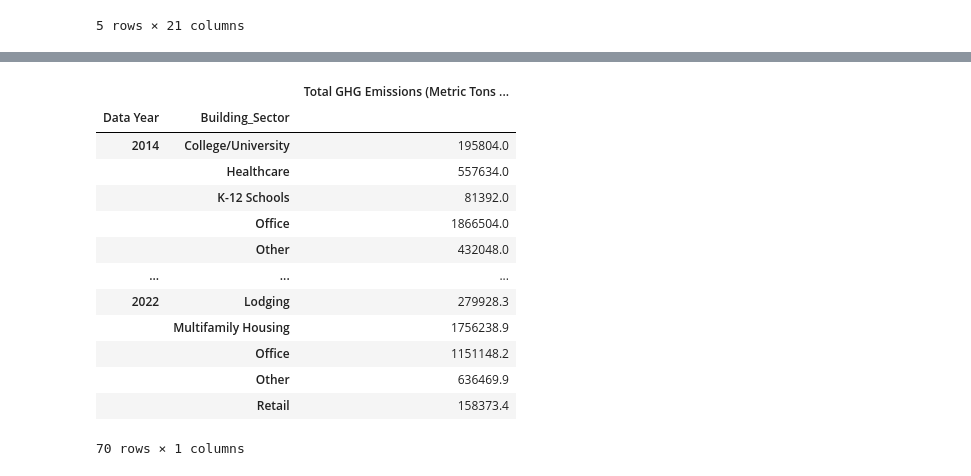
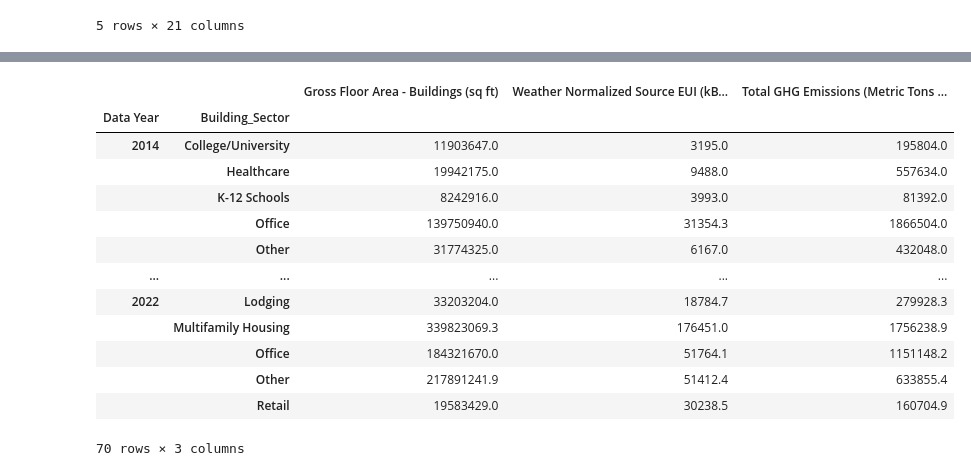
Before and after one commit to BlufferMK/Nexus-Navigators, a Jupyter notebook: import_transform.ipynb, the cells around one changed output, grey strips where cells are left out. Saved outputs shown, nothing was run; the diff lists cells and outputs as text; code cells hidden in the pictures.

```diff
--- a/import_transform.ipynb
+++ b/import_transform.ipynb
@@ -82,12 +84,12 @@ Name: count, dtype: int64
 office = ["Bank Branch", "Financial Office", "Office"]
 multifamily_housing = ["Multifamily Housing"]
 schools = ["K-12 School"]
-healthcare = ["Ambulatory Surgical Center",  "Outpatient Rehabilitation/Physical Therapy", "Urgent Care", "Clinic",
-              "Other Outpatient", "Hospital (General Medical & Surgical)", "Medical Office", "Other - Specialty Hospital"]
+healthcare = ["Ambulatory Surgical Center",  "Outpatient Rehabilitation/Physical Therapy", "Urgent Care/Clinic/Other Outpatient",
+              "Hospital (General Medical & Surgical)", "Medical Office", "Other - Specialty Hospital"]
 college_university = ["College/University"]
 lodging = ["Hotel", "Residential Care Facility", "Senior Care Community", "Residence Hall/Dormitory",
            "Other - Lodging/Residential"]
-retail = ["Automobile Dealership", "Enclosed Mall", "Other - Mall", "Lifestyle Center", "Strip Mall", "Retail Store",
+retail = ["Automobile Dealership", "Vehicle Dealership", "Enclosed Mall", "Other - Mall", "Lifestyle Center", "Strip Mall", "Retail Store",
           "Supermarket/Grocery Store", "Wholesale Club/Supercenter", "Other - Services", "Repair Services"]
 # %%
 # Create an empty list to put the building sector results in
@@ -214,20 +292,23 @@ count_by_year_type = pd.DataFrame(grouped_by_year_type[["Chicago Energy Rating",
                                                "Weather Normalized Source EUI (kBtu/sq ft)", "Total GHG Emissions (Metric Tons CO2e)",
                                                "GHG Intensity (kg CO2e/sq ft)"]].count())
 # %%
-sum_by_year_type = pd.DataFrame(grouped_by_year_type[["Total GHG Emissions (Metric Tons CO2e)"]].sum())
+sum_by_year_type = pd.DataFrame(grouped_by_year_type[["Gross Floor Area - Buildings (sq ft)", "Weather Normalized Source EUI (kBtu/sq ft)",
+                                            "Total GHG Emissions (Metric Tons CO2e)"]].sum())
+sum_by_year_type.to_csv("GHGsum.csv")
+sum_by_year_type.to_json("sums.json")
 sum_by_year_type
 # %% [output]
-|  |  | Total GHG Emissions (Metric Tons ... |
-| Data Year | Building_Sector |  |
-| 2014 | College/University | 195804.0 |
-|  | Healthcare | 557634.0 |
-|  | K-12 Schools | 81392.0 |
-|  | Office | 1866504.0 |
-|  | Other | 432048.0 |
-| ... | ... | ... |
-| 2022 | Lodging | 279928.3 |
-|  | Multifamily Housing | 1756238.9 |
-|  | Office | 1151148.2 |
-|  | Other | 636469.9 |
-|  | Retail | 158373.4 |
+|  |  | Gross Floor Area - Buildings (sq ft) | Weather Normalized Source EUI (kB... | Total GHG Emissions (Metric Tons ... |
+| Data Year | Building_Sector |  |  |  |
+| 2014 | College/University | 11903647.0 | 3195.0 | 195804.0 |
+|  | Healthcare | 19942175.0 | 9488.0 | 557634.0 |
+|  | K-12 Schools | 8242916.0 | 3993.0 | 81392.0 |
+|  | Office | 139750940.0 | 31354.3 | 1866504.0 |
+|  | Other | 31774325.0 | 6167.0 | 432048.0 |
+| ... | ... | ... | ... | ... |
+| 2022 | Lodging | 33203204.0 | 18784.7 | 279928.3 |
+|  | Multifamily Housing | 339823069.3 | 176451.0 | 1756238.9 |
+|  | Office | 184321670.0 | 51764.1 | 1151148.2 |
+|  | Other | 217891241.9 | 51412.4 | 633855.4 |
+|  | Retail | 19583429.0 | 30238.5 | 160704.9 |
-70 rows × 1 columns
+70 rows × 3 columns
```
Also changed, not shown: parts of 20 cells of this notebook, 8 other files.
